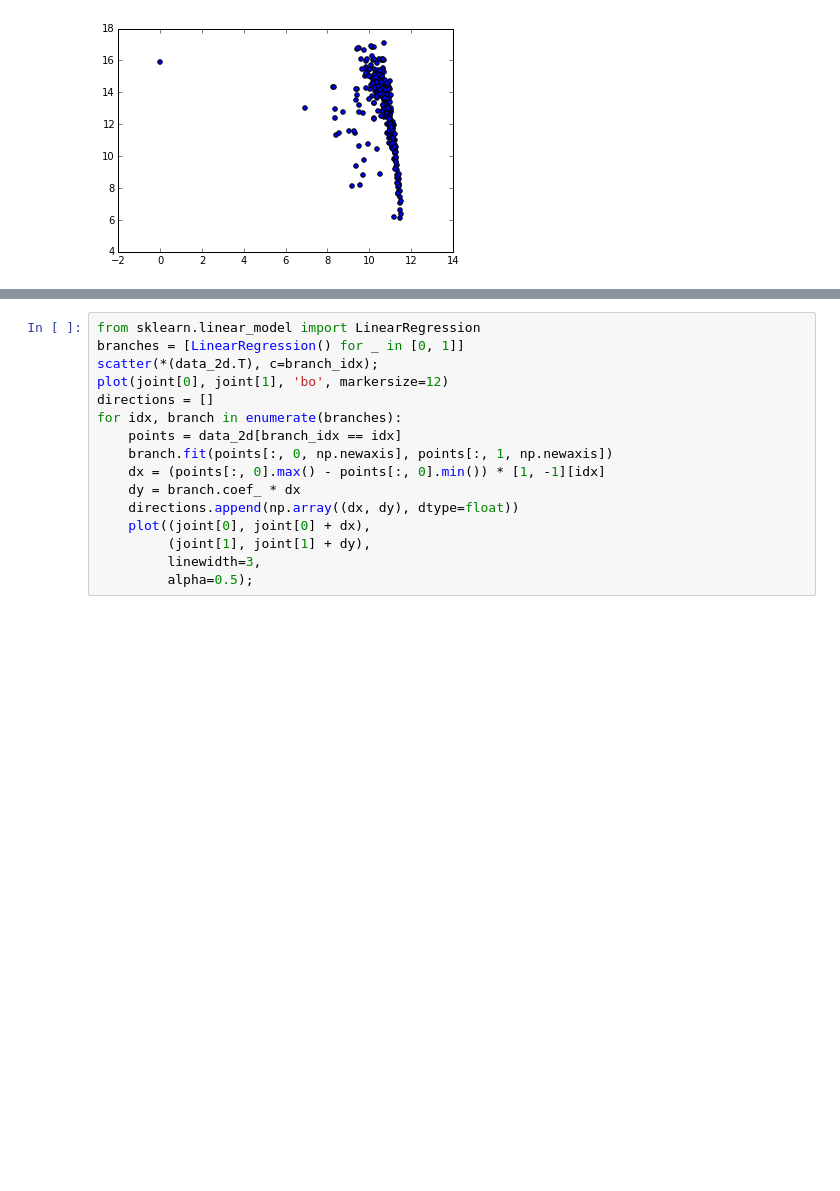
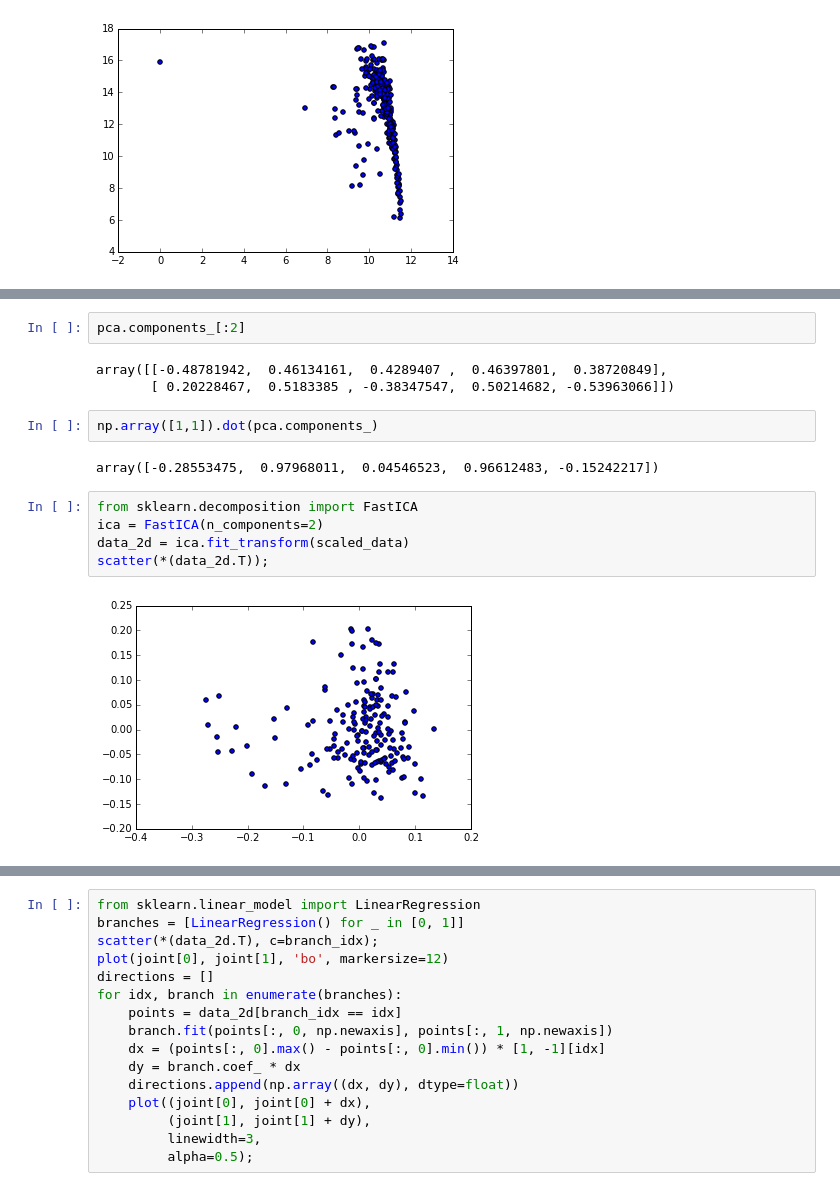
Before and after one commit to Alexander-Morgun/DataCompletion, a Jupyter notebook: Report.ipynb, the cells around one changed output, grey strips where cells are left out. Cells and saved outputs as stored; diff of their text form; blank space fills up the shorter version.

```diff
--- a/Report.ipynb
+++ b/Report.ipynb
@@ -86,3 +329,19 @@ pca.explained_variance_ratio_.sum()
+# %%
+pca.components_[:2]
+# %% [output]
+array([[-0.48781942,  0.46134161,  0.4289407 ,  0.46397801,  0.38720849],
+       [ 0.20228467,  0.5183385 , -0.38347547,  0.50214682, -0.53963066]])
+# %%
+np.array([1,1]).dot(pca.components_)
+# %% [output]
+array([-0.28553475,  0.97968011,  0.04546523,  0.96612483, -0.15242217])
+# %%
+from sklearn.decomposition import FastICA
+ica = FastICA(n_components=2)
+data_2d = ica.fit_transform(scaled_data)
+scatter(*(data_2d.T));
+# %% [output]
+[figure, added]
 # %%
 joint_idx = data_2d.argmax(axis=0)[1]
 joint = data_2d[joint_idx]
```
Also changed, not shown: parts of 23 cells of this notebook.
